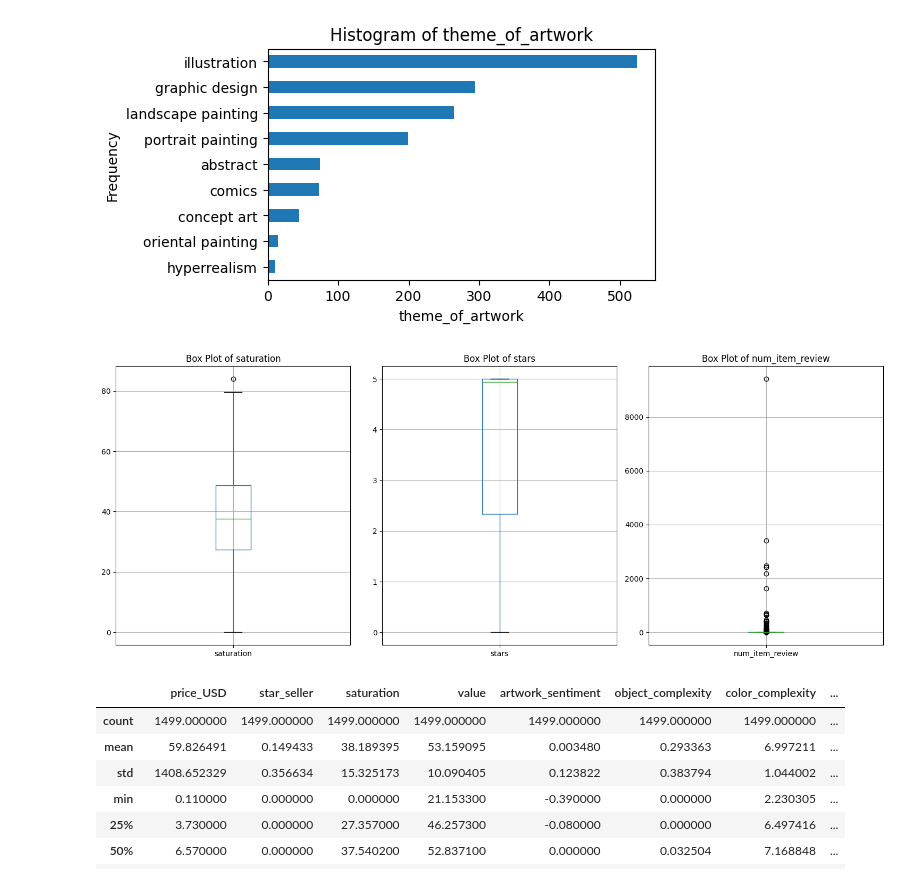
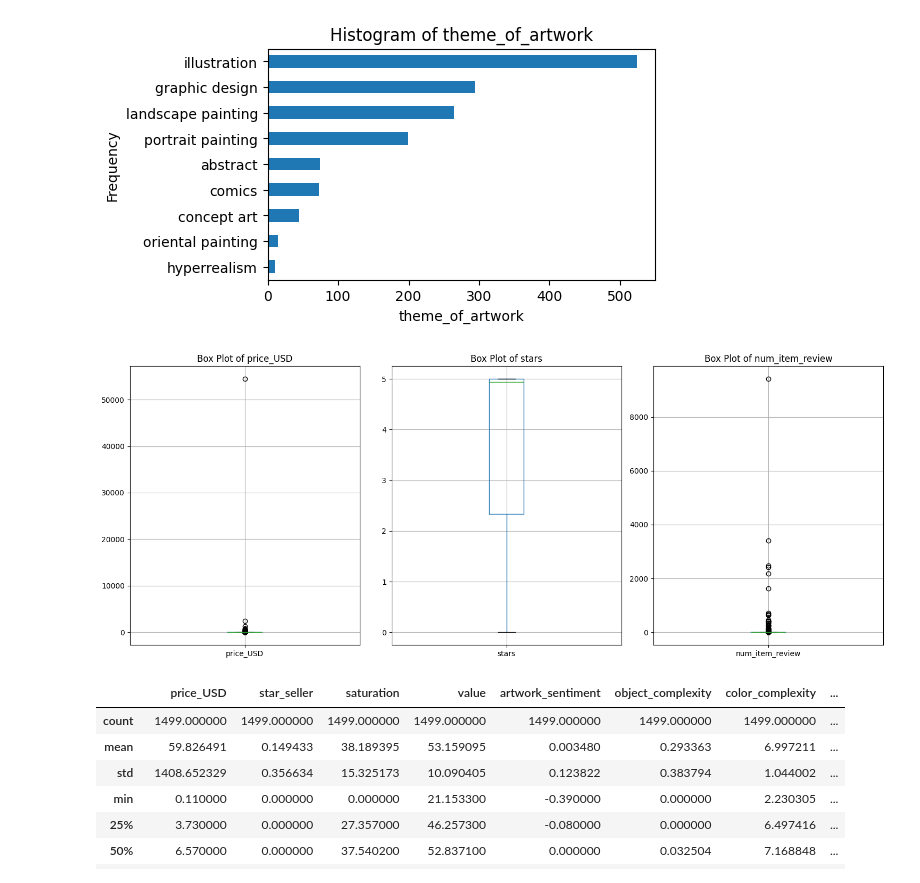
Before and after one commit to jjmmwon/ai-art-research, a Jupyter notebook: AI_Art_Analysis.ipynb, the cells around one changed output. Saved outputs shown, nothing was run; the diff lists cells and outputs as text; code cells hidden in the pictures.

```diff
--- a/AI_Art_Analysis.ipynb
+++ b/AI_Art_Analysis.ipynb
@@ -50,31 +62,31 @@ plt.show()
 # %%
 # numerical attribute 분포 확인
 # column을 바꿔가면서 확인 가능 - 동시에 여러 column 확인 가능
 numerical_columns = [
-    # "price_USD",
-    "saturation",
+    "price_USD",
+    # "saturation",
     # "value",
     # "artwork_sentiment",
     # "object_complexity",
     # "color_complexity",
     # "artwork_quality",
     # "image_text_similarity",
     # "adult_content_score",
     # "aesthetic_score",
     "stars",
     "num_item_review",
 ]
 num_cols = len(numerical_columns)
 fig, axes = plt.subplots(nrows=1, ncols=num_cols, figsize=(5 * num_cols, 6))
 
 for ax, column in zip(axes, numerical_columns):
     data.boxplot(column=column, ax=ax)
     ax.set_title(f"Box Plot of {column}")
 
 plt.tight_layout()
 plt.show()
 # %% [output]
-[figure, old version]
+[figure, new version]
 # %%
 # Numerical Attribute 데이터 요약
 data.describe()
```
Also changed, not shown: parts of 34 cells of this notebook, 2 other files.
